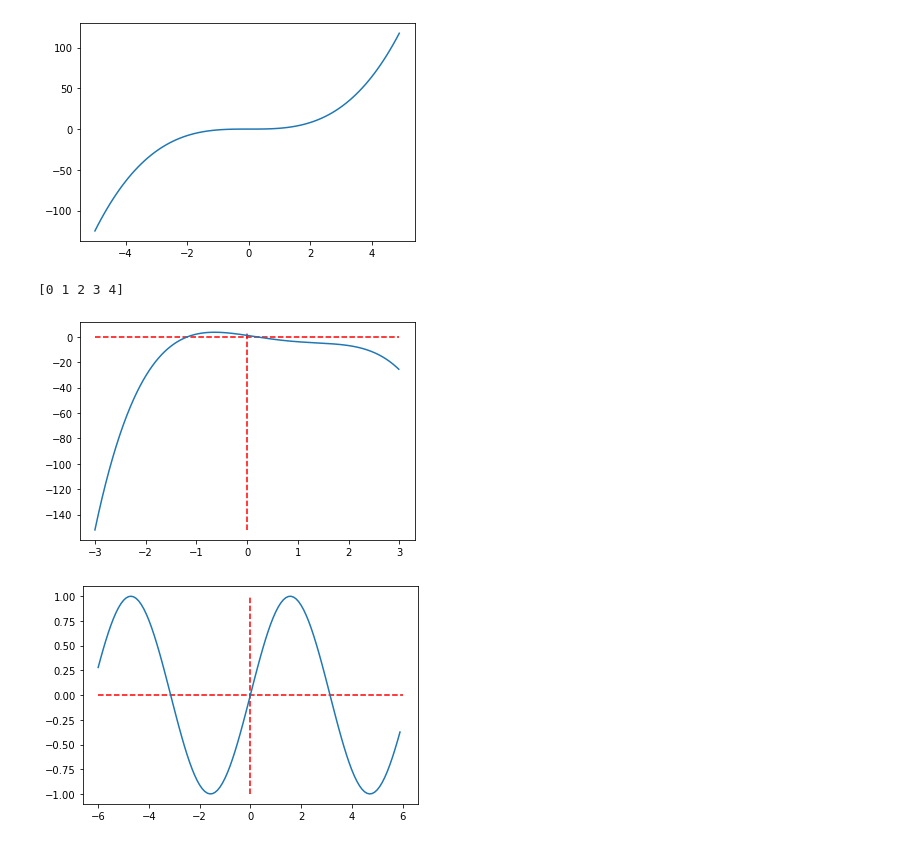
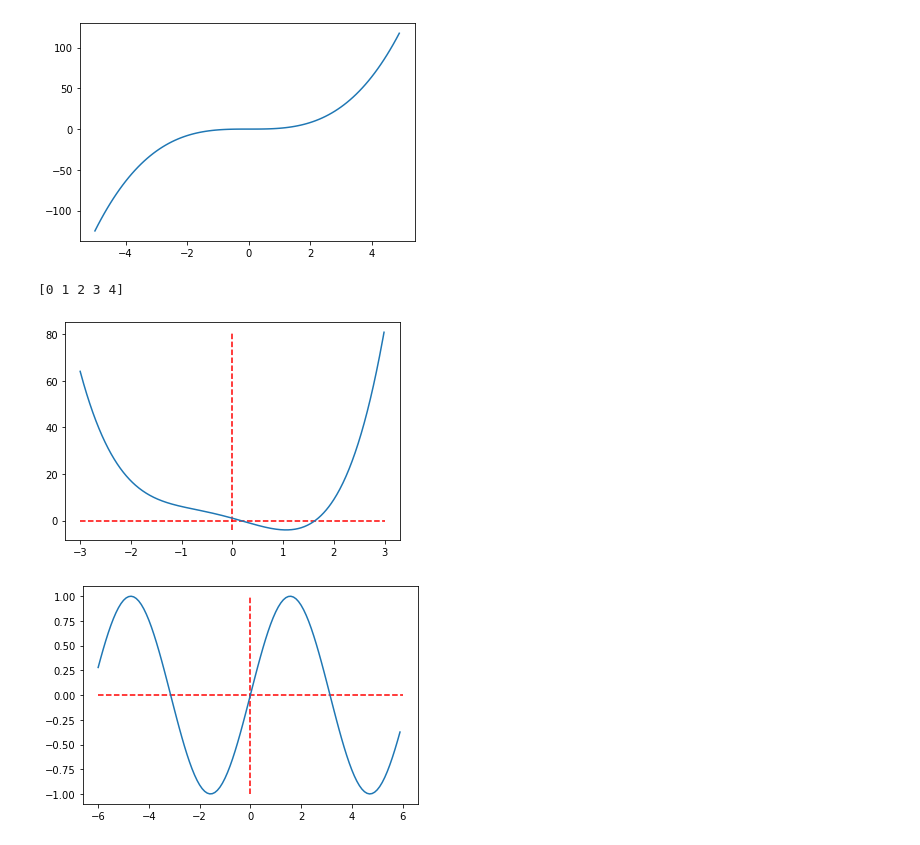
Before and after one commit to Go-to-Ray/Youtube_AI, a Jupyter notebook: 数値微分/微分.ipynb, the cells around one changed output. Cells and saved outputs as stored; diff of their text form; code cells hidden in the pictures.

```diff
--- a/数値微分/微分.ipynb
+++ b/数値微分/微分.ipynb
@@ -80,15 +80,15 @@ def function4(x,w):
 # %%
 xmin4, xmax4, step4 = -3, 3, 0.01
 x4 = np.arange(xmin4,xmax4,step4)
-w4 = np.array([1,-6,-1,3,-1])#1つ目の要素をbとする
+w4 = np.array([1,-6,-1, 1, 1])#1つ目の要素をbとする
 y4 = function4(x4,w4)
 plt.plot(x4,y4)
 plt.hlines(0,xmin4,xmax4,colors="red",linestyles="dashed")
 plt.vlines(0,min(y4),max(y4),colors="red",linestyles="dashed")
 plt.show()
 # %% [output]
 [0 1 2 3 4]
-[figure, old version]
+[figure, new version]
 # %%
 """
 三角関数
```
Also changed, not shown: parts of 1 cell of this notebook, 1 other file.
